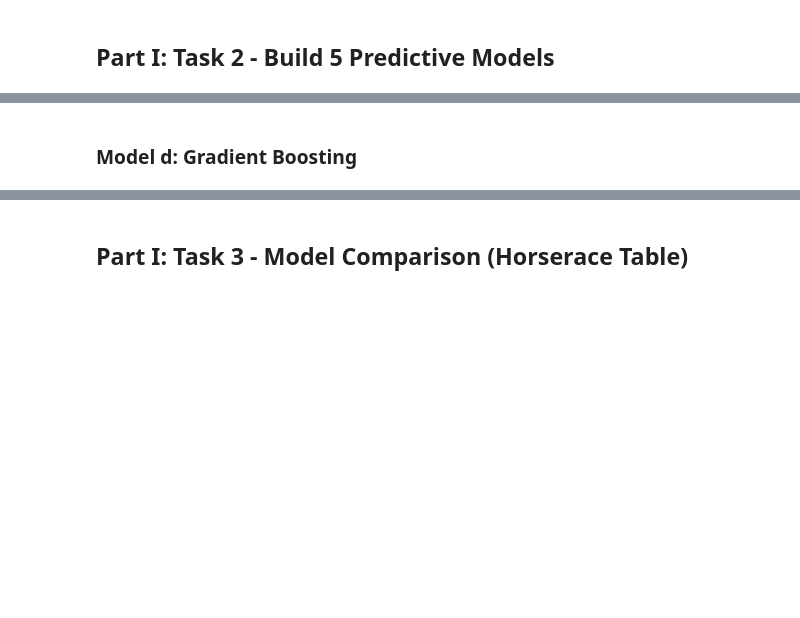
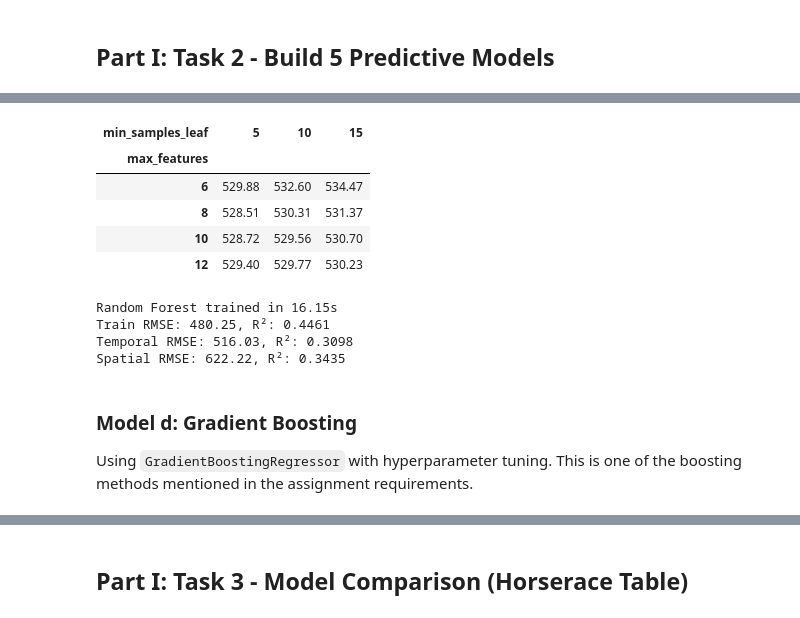
Before and after one commit to balintdecsi/ceu-data-analysis-3-assignments, a Jupyter notebook: assignments/assignment-1/assignment-1.ipynb, the cells around one changed output, grey strips where cells are left out. Saved outputs shown, nothing was run; the diff lists cells and outputs as text; code cells hidden in the pictures; blank space fills up the shorter version.

```diff
--- a/assignments/assignment-1/assignment-1.ipynb
+++ b/assignments/assignment-1/assignment-1.ipynb
@@ -389,3 +710,62 @@ print(f"Spatial RMSE: {rf_spatial_metrics['RMSE']:.4f}, R²: {rf_spatial_metrics
+# %%
+# Display CV results (following class-16 pattern)
+df_rf_cv_results = pd.DataFrame(rf_model.cv_results_)[[
+    'param_max_features', 'param_min_samples_leaf', 'mean_test_score'
+]]
+df_rf_cv_results.columns = ['max_features', 'min_samples_leaf', 'RMSE']
+df_rf_cv_results['RMSE'] = -df_rf_cv_results['RMSE']  # Convert to positive
+
+# Pivot table (as in class-16)
+df_rf_cv_results.pivot(
+    index='max_features',
+    columns='min_samples_leaf',
+    values='RMSE'
+).round(2)
+# %% [output]
+| min_samples_leaf | 5 | 10 | 15 |
+| max_features |  |  |  |
+| 6 | 529.88 | 532.60 | 534.47 |
+| 8 | 528.51 | 530.31 | 531.37 |
+| 10 | 528.72 | 529.56 | 530.70 |
+| 12 | 529.40 | 529.77 | 530.23 |
+# %%
+# Evaluate Random Forest (using best estimator)
+start_time = time.time()
+
+rf_pred_train = rf_model.predict(X_train)
+rf_pred_temporal = rf_model.predict(X_temporal)
+rf_pred_spatial = rf_model.predict(X_spatial)
+
+rf_train_metrics = evaluate_model(y_train, rf_pred_train, 'Train')
+rf_temporal_metrics = evaluate_model(y_temporal, rf_pred_temporal, 'Temporal')
+rf_spatial_metrics = evaluate_model(y_spatial, rf_pred_spatial, 'Spatial')
+
+rf_inference_time = time.time() - start_time
+
+results.append({
+    'Model': 'Random Forest',
+    'Train_RMSE': rf_train_metrics['RMSE'],
+    'Train_R2': rf_train_metrics['R2'],
+    'Temporal_RMSE': rf_temporal_metrics['RMSE'],
+    'Temporal_R2': rf_temporal_metrics['R2'],
+    'Spatial_RMSE': rf_spatial_metrics['RMSE'],
+    'Spatial_R2': rf_spatial_metrics['R2'],
+    'Train_Time': rf_train_time,
+    'Inference_Time': rf_inference_time
+})
+
+print(f"Random Forest trained in {rf_train_time:.2f}s")
+print(f"Train RMSE: {rf_train_metrics['RMSE']:.2f}, R²: {rf_train_metrics['R2']:.4f}")
+print(f"Temporal RMSE: {rf_temporal_metrics['RMSE']:.2f}, R²: {rf_temporal_metrics['R2']:.4f}")
+print(f"Spatial RMSE: {rf_spatial_metrics['RMSE']:.2f}, R²: {rf_spatial_metrics['R2']:.4f}")
+# %% [output]
+Random Forest trained in 16.15s
+Train RMSE: 480.25, R²: 0.4461
+Temporal RMSE: 516.03, R²: 0.3098
+Spatial RMSE: 622.22, R²: 0.3435
 # %% [markdown]
 ### Model d: Gradient Boosting
+
+Using `GradientBoostingRegressor` with hyperparameter tuning.
+This is one of the boosting methods mentioned in the assignment requirements.
 # %%
```
Also changed, not shown: parts of 42 cells of this notebook, 5 other files.
